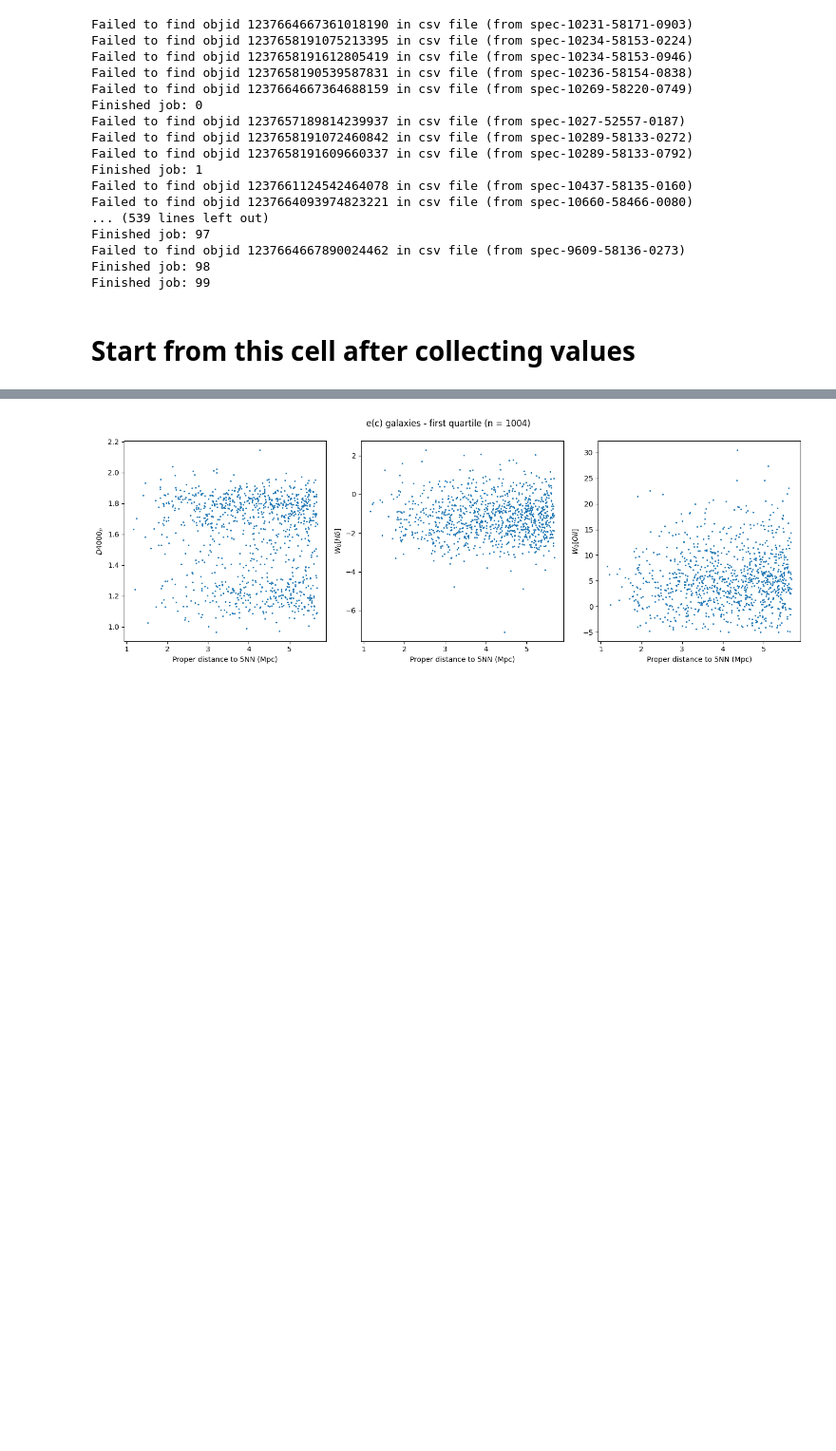
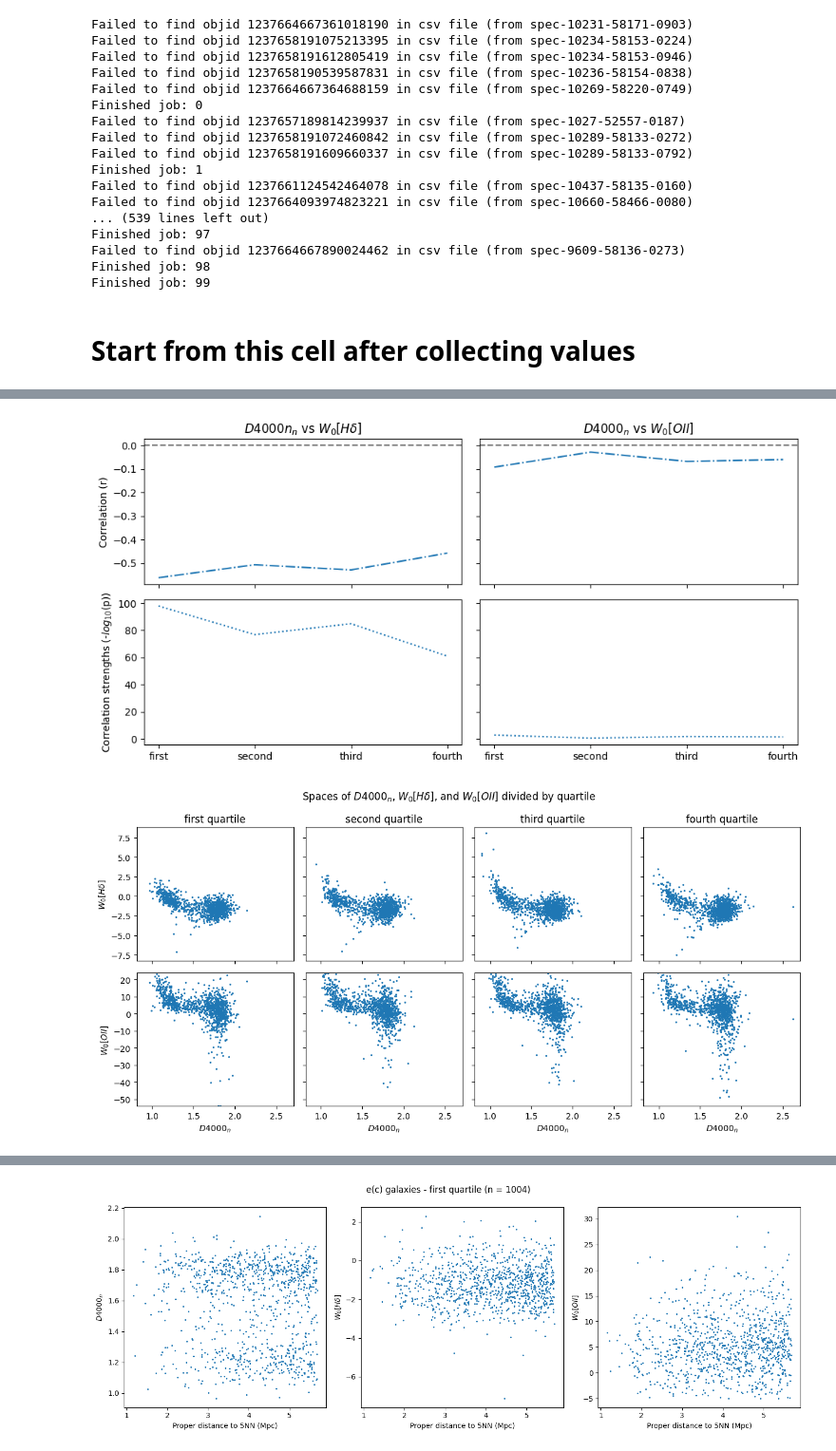
Before and after one commit to maraMaraschino/capstone-project, a Jupyter notebook: timescapes-notebook.ipynb, the cells around one changed output, grey strips where cells are left out. Shown at 95% size. Cells and saved outputs as stored; diff of their text form; code cells hidden in the pictures; blank space fills up the shorter version.

```diff
--- a/timescapes-notebook.ipynb
+++ b/timescapes-notebook.ipynb
@@ -2023,0 +2455,5 @@ def scatter_by_class_and_quartile(dict_key, type_key, env_key, result, radius_in
+# %%
+plot_age_indicator_relationships_by_quartile('class_dict', result, 'fifth_nn_proper')
+# %% [output]
+[figure, added]
+[figure, added]
```
Also changed, not shown: parts of 12 cells of this notebook, 1 other file.
